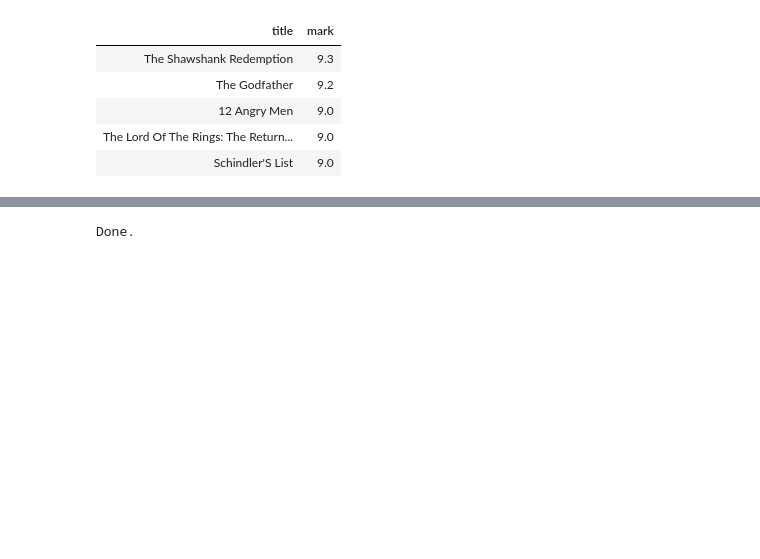
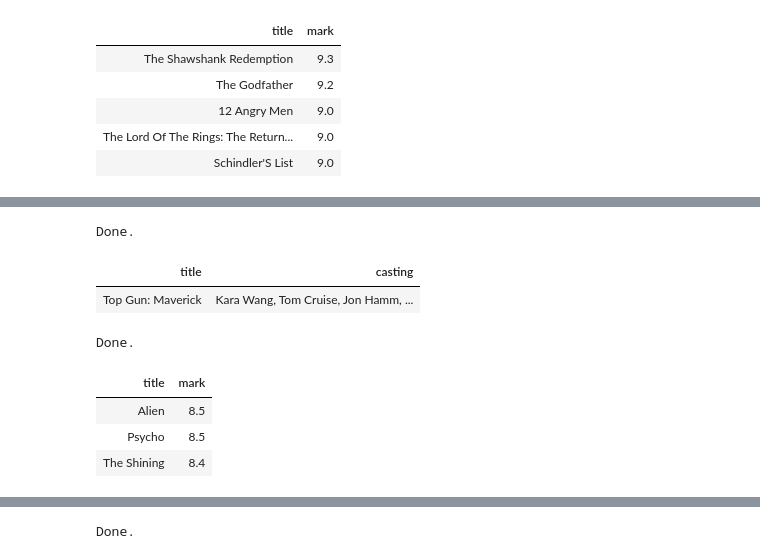
Before and after one commit to t7bo/scraping_movies, a Jupyter notebook: data/sql/requests.ipynb, the cells around one changed output, grey strips where cells are left out. Saved outputs shown, nothing was run; the diff lists cells and outputs as text; code cells hidden in the pictures; blank space fills up the shorter version.

```diff
--- a/data/sql/requests.ipynb
+++ b/data/sql/requests.ipynb
@@ -34,2 +48,23 @@ Done.
+# %%
+%%sql sqlite:///../database/imdb.db
+SELECT title, casting FROM movies
+WHERE casting LIKE '%Tom Cruise%'
+# %% [output]
+Done.
+| title | casting |
+| Top Gun: Maverick | Kara Wang, Tom Cruise, Jon Hamm, ... |
 # %%
 # Quels sont les 3 meilleurs films d’horreur ? Dramatique ? Comique ?
+# %%
+%%sql sqlite:///../database/imdb.db
+SELECT title, mark FROM movies
+WHERE category LIKE '%Horror%'
+GROUP BY category
+ORDER BY mark DESC
+LIMIT 3
+# %% [output]
+Done.
+| title | mark |
+| Alien | 8.5 |
+| Psycho | 8.5 |
+| The Shining | 8.4 |
```
Also changed, not shown: parts of 4 cells of this notebook.
